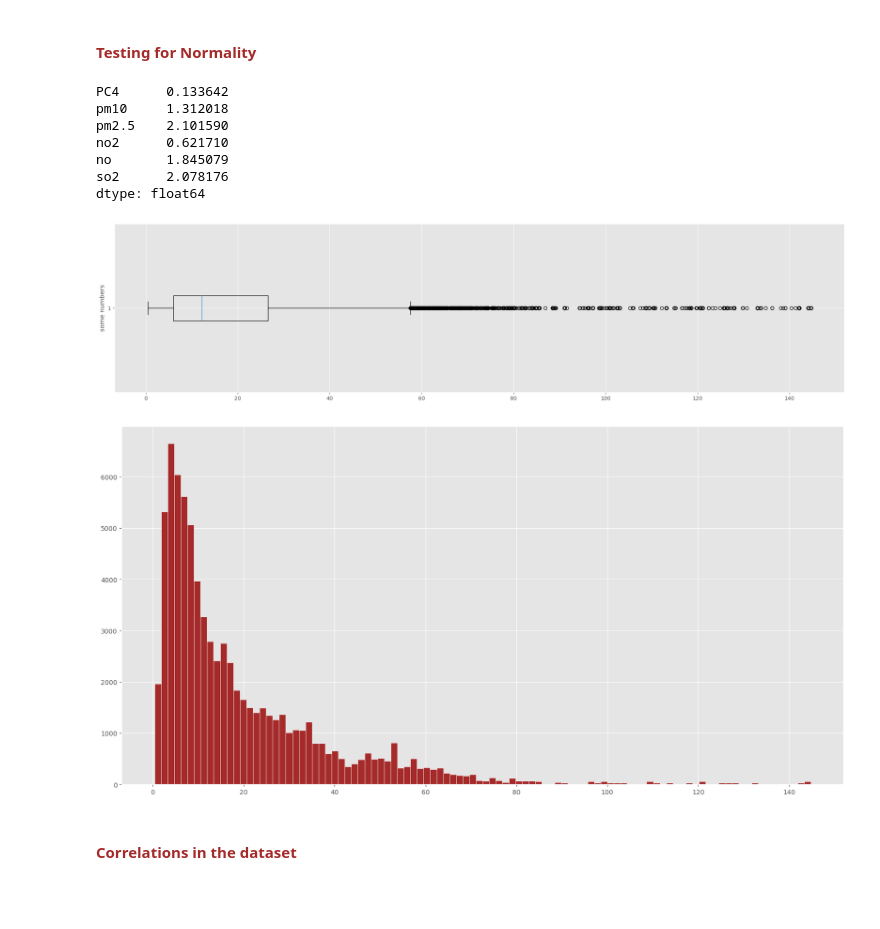
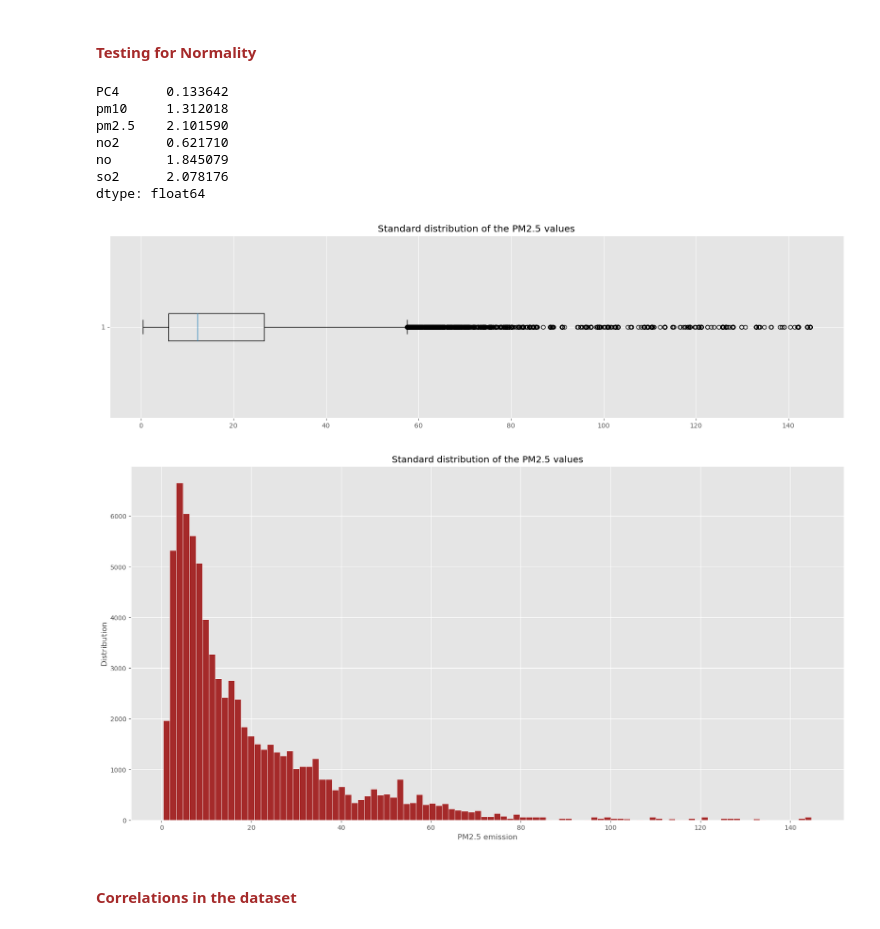
Before and after one commit to rawan-a-d/Air-Quality-Prediction, a Jupyter notebook: air_pollution.ipynb, the cells around one changed output. Drawn from its saved outputs; the diff is of its cells as text; code cells hidden in the pictures; blank space fills up the shorter version.

Commit message:
adding titles

```diff
--- a/air_pollution.ipynb
+++ b/air_pollution.ipynb
@@ -108,27 +108,30 @@ memory usage: 4.1 MB
 # %%
 #Checking skewness of the dataset
 print(df_ap.skew(numeric_only=True))
 #Most skewed data in the dataset is the PM2.5 data
 plt.figure(figsize=(20,5))
 plt.boxplot( df_ap['pm2.5'], vert=False)
-plt.ylabel('some numbers')
-plt.tight_layout()
+plt.title("Standard distribution of the PM2.5 values")
 plt.show()
 plt.figure(figsize=(20,10))
 plt.hist(df_ap['pm2.5'], edgecolor='white', color='brown', bins=100)
+plt.title("Standard distribution of the PM2.5 values")
+plt.xlabel("PM2.5 emission")
+plt.ylabel("Distribution")
+
 plt.show()
 #The distribution of the PM2.5 data has a short head and a long tail
 #The tail seems to be peaking, possible anomalies
 # %% [output]
 PC4      0.133642
 pm10     1.312018
 pm2.5    2.101590
 no2      0.621710
 no       1.845079
 so2      2.078176
 dtype: float64
-[figure, old version]
+[figure, new version]
-[figure, old version]
+[figure, new version]
 # %% [markdown]
 <h4><font color=brown>Correlations in the dataset</font></h4>
 # %%
```
Also changed, not shown: parts of 6 cells of this notebook.
